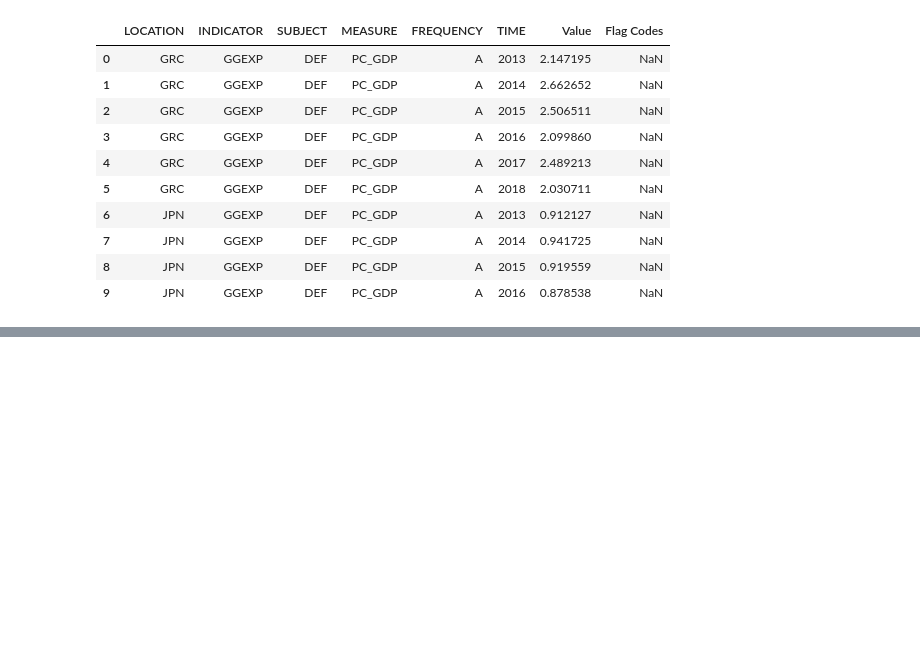
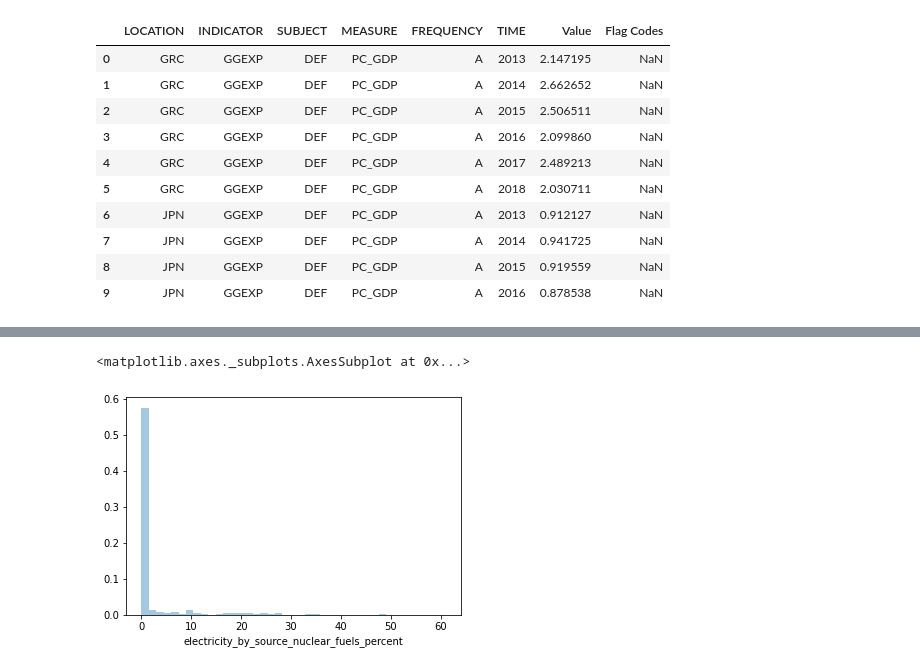
Before and after one commit to emilyng/Metis-Project-02, a Jupyter notebook: Project 2.ipynb, the cells around one changed output, grey strips where cells are left out. Saved outputs shown, nothing was run; the diff lists cells and outputs as text; code cells hidden in the pictures; blank space fills up the shorter version.

```diff
--- a/Project 2.ipynb
+++ b/Project 2.ipynb
@@ -132,0 +246,34 @@ all_edu[all_edu['Country'] == 'Canada']
+# %%
+for file in files:
+    df = pd.read_csv(file)
+    df_names = ['budget_sur_def', 'fossil_fuels', 'hydroelec',
+            'nuclear', 'renewables']
+
+    df_dict = {elem : pd.DataFrame for elem in df_names}
+    for key, col_triplet in zip(df_dict.keys(), col_triplets):
+        existing_df = df_dict[key]()
+        combined = pd.concat([df.country, df[col_triplet]])
+        df_dict[key] = existing_df.append(combined)
+# %%
+budget = []
+fossil_fuel = []
+hydroelec = []
+nuclear = []
+renews = []
+
+df_list = [budget, fossil_fuel, hydroelec, nuclear, renews]
+
+for file in files:
+    df = pd.read_csv(file)
+    for i, col_pair in enumerate(col_pairs):
+        data = df[col_pair]
+        df_list[i].append(data)
+
+for i, feature in enumerate(df_list):
+    df_list[i] = pd.concat(feature)
+# %%
+budget = df_list[0]
+fossil_fuel = df_list[1]
+hydroelec = df_list[2]
+nuclear = df_list[3]
+renews = df_list[4]
@@ -132,0 +796,2 @@ all_edu[all_edu['Country'] == 'Canada']
+# %%
+nuclear.electricity_by_source_nuclear_fuels_date = pd.to_numeric(nuclear['electricity_by_source_nuclear_fuels_date'], errors='coerce')
@@ -132,0 +810,5 @@ all_edu[all_edu['Country'] == 'Canada']
+# %%
+sns.distplot(nuclear.electricity_by_source_nuclear_fuels_percent)
+# %% [output]
+<matplotlib.axes._subplots.AxesSubplot at 0x...>
+[figure, added]
```
Also changed, not shown: parts of 274 cells of this notebook.
